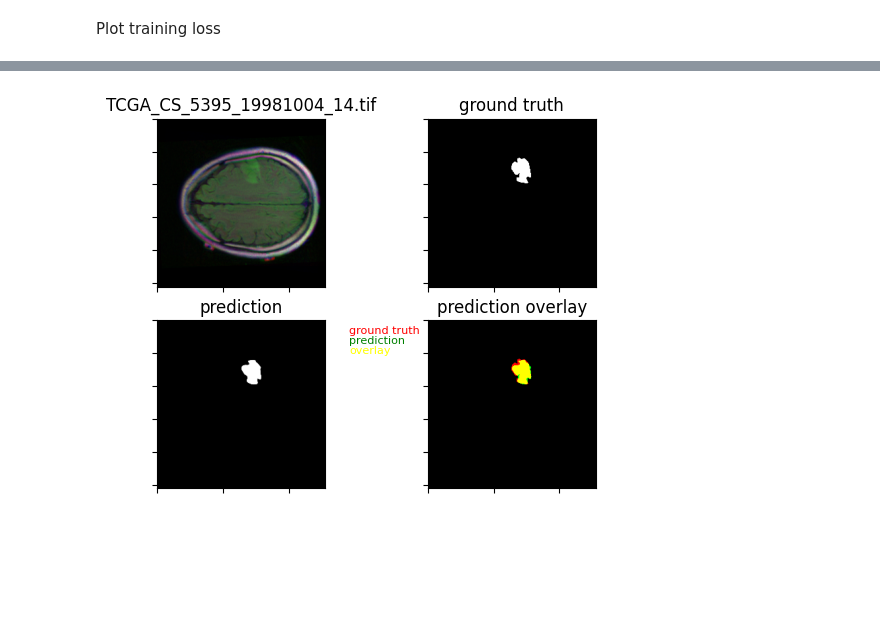
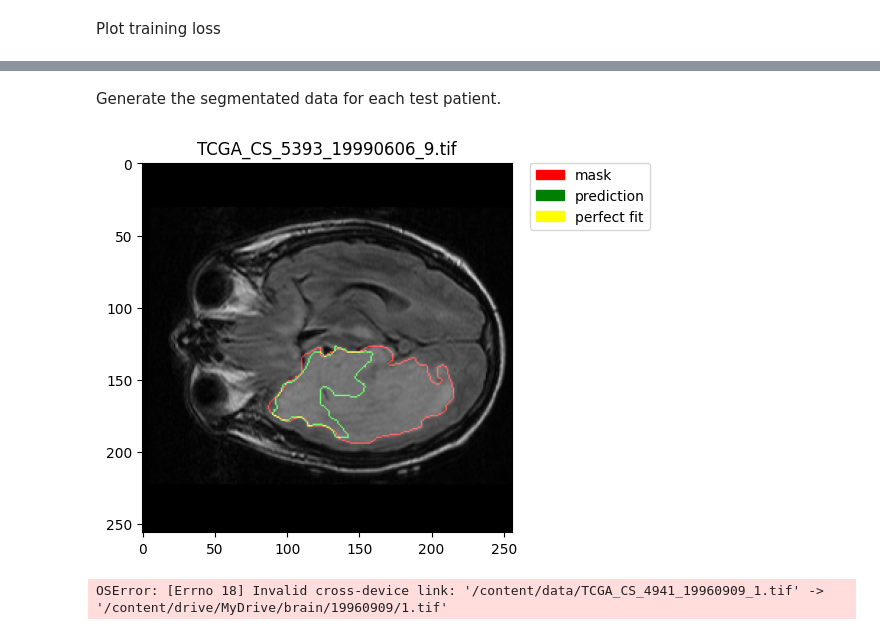
Before and after one commit to kosamate/brain-tumor-segmentation, a Jupyter notebook: brain_segmentation.ipynb, the cells around one changed output, grey strips where cells are left out. Cells and saved outputs as stored; diff of their text form; code cells hidden in the pictures; blank space fills up the shorter version.

```diff
--- a/brain_segmentation.ipynb
+++ b/brain_segmentation.ipynb
@@ -173,8 +223,14 @@ def show_segmentation(
             _draw_outline(brain_mask, image_rgb, i, j, color="red")
             _draw_outline(prediction, image_rgb, i, j, color="green", th=threshold)
 
-    plt.imshow(image_rgb)
+    im = plt.imshow(image_rgb)
+
     plt.title(image_ds[index][2])
+    colors = ["red", "green", "yellow"]
+    values = ["mask", "prediction", "perfect fit"]
+    patches = [ matplotlib.patches.Patch(color=colors[i], label=values[i]) for i in range(len(values)) ]
+    plt.legend(handles=patches, bbox_to_anchor=(1.05, 1), loc=2, borderaxespad=0. )
+
 
 def _remove_ticklabels(ax) -> None:
     ax.set_yticklabels([])
@@ -217,8 +261,6 @@ show_mask(image_ds, 108)
 # %%
 import torch
 from torch.utils.data import DataLoader
-
-train_ds, test_ds, val_ds = torch.utils.data.random_split(image_ds, [3000, 500, 429],generator=torch.Generator().manual_seed(42))
 
 train_dl = DataLoader(dataset=train_ds, batch_size=HyperParameters.BATCH_SIZE, shuffle=True)
 
@@ -512,16 +528,16 @@ plt.show()
 dice_loss = DiceLoss()
 iou_loss = IoULoss()
 
-test_dice_loss = []
-test_iou_loss = []
+test_dice_loss = {}
+test_iou_loss = {}
 for i, data in enumerate(test_dl):
-  x, y_true, _ = data
+  x, y_true, info = data
   x, y_true = x.to(device), y_true.to(device)
   with torch.no_grad():
     y_pred = net(x)
-    loss = dice_loss(y_pred, y_true)
-    test_dice_loss.append(loss.item())
-    loss = iou_loss(y_pred, y_true)
-    test_iou_loss.append(loss.item())
-print(f"iou loss: {np.mean(test_iou_loss)}, dice loss: {np.mean(test_dice_loss)}")
+    loss_dice = dice_loss(y_pred, y_true)
+    loss_iou = iou_loss(y_pred, y_true)
+    add_loss_by_patient(test_dice_loss, info, dice_loss)
+    add_loss_by_patient(test_iou_loss, info, iou_loss)
+print(f"iou loss: {np.mean([np.mean(v) for k,v in test_iou_loss.items()])}, dice loss: {np.mean([np.mean(v) for k,v in test_dice_loss.items()])}")
 # %% [output]
@@ -529,5 +558,23 @@ iou loss: 0.5920907743275166, dice loss: 0.18442422337830067
-# %%
-show_prediction(image_ds, 108, net, threshold=0.9)
-# %% [output]
-[figure, removed]
+# %% [markdown]
+Generate the segmentated data for each test patient.
+# %%
+import pathlib
+for i, data in enumerate(test_ds):
+    show_segmentation(test_ds, i, net, threshold=0.9)
+    n = data[2].split("_")
+    folder = pathlib.Path(HyperParameters.WEIGHTS_PATH) / n[3]
+    folder.mkdir(exist_ok=True)
+    plt.savefig(folder / n[4])
+# %% [output]
+[figure, added]
+# %%
+import pathlib
+file_names = sorted(pathlib.Path("/content/data/").glob("TCGA*"))
+for file_name in file_names:
+    n = file_name.name.split("_")
+    folder = pathlib.Path(HyperParameters.WEIGHTS_PATH) / n[3]
+    folder.mkdir(exist_ok=True)
+    file_name.rename(folder / n[4])
+# %% [output]
+OSError: [Errno 18] Invalid cross-device link: '/content/data/TCGA_CS_4941_19960909_1.tif' -> '/content/drive/MyDrive/brain/19960909/1.tif'
 # %%
```
Also changed, not shown: parts of 26 cells of this notebook.
